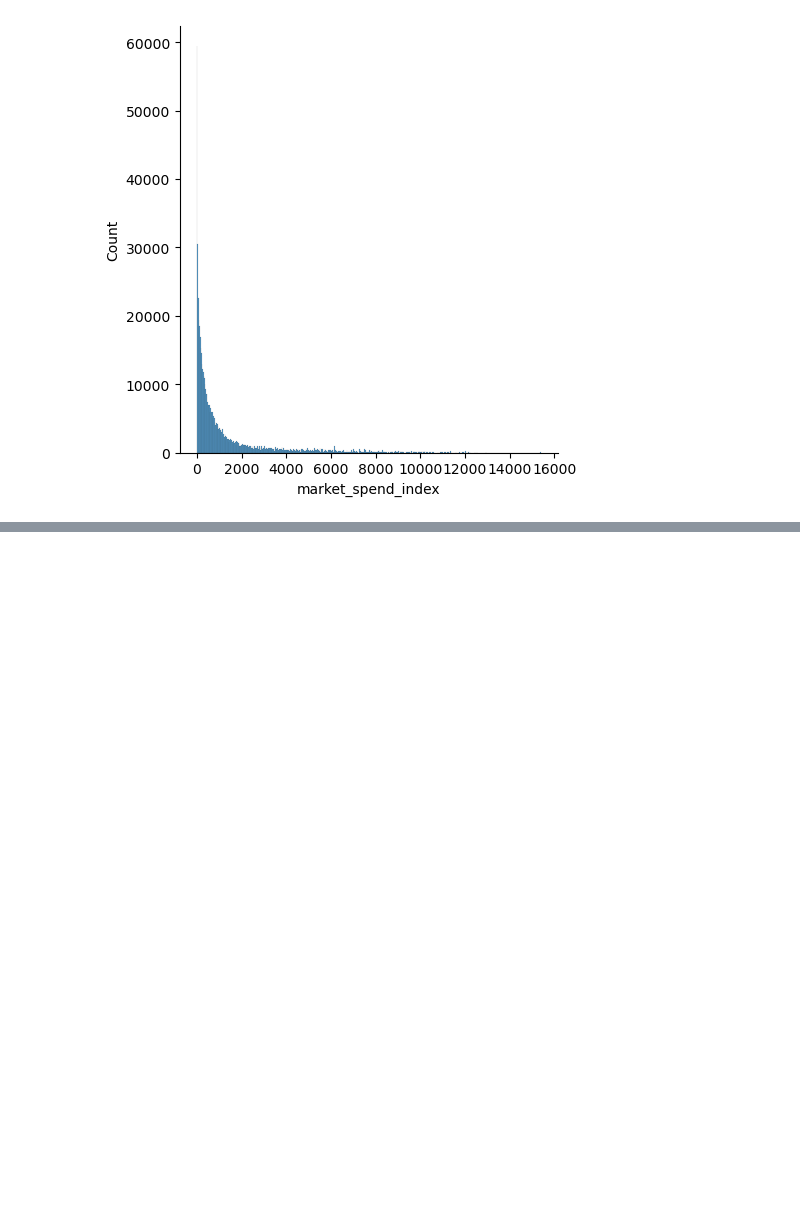
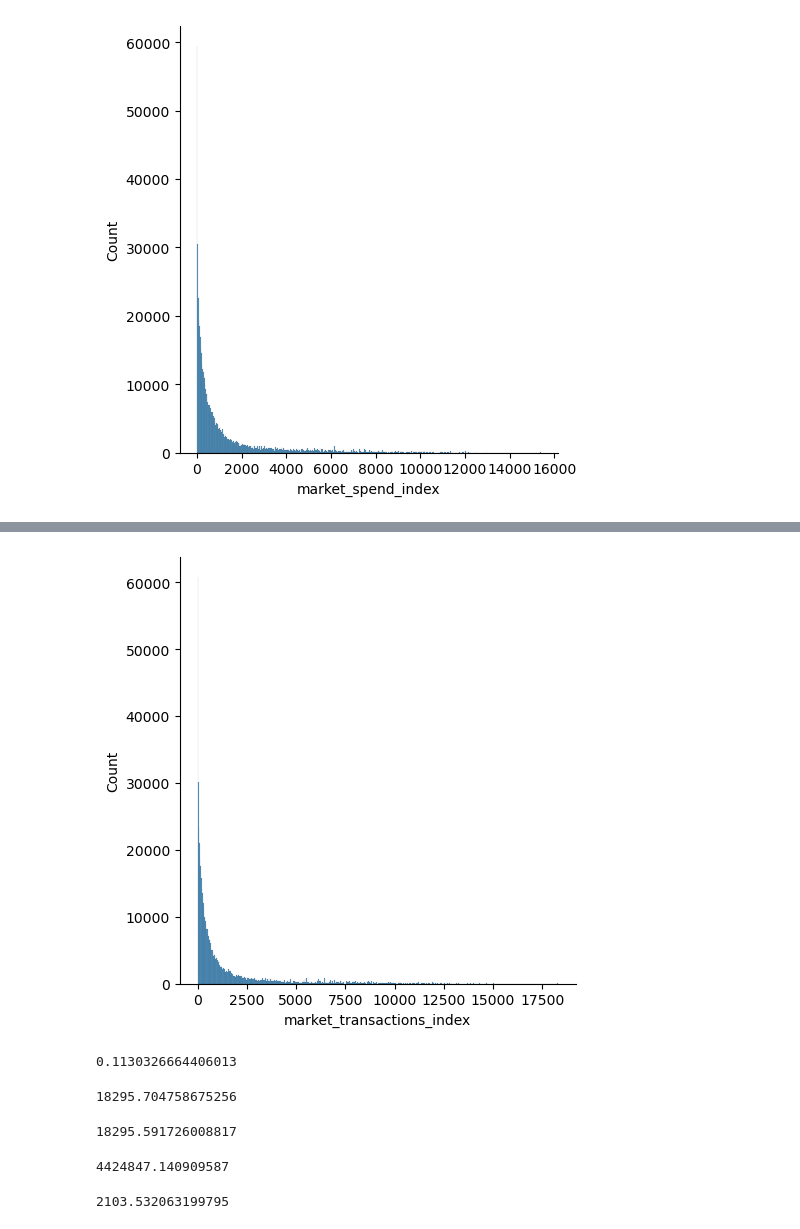
Before and after one commit to 2026413-png/Statistical-Techniques-for-Data-Analysis-CA-SEP-2026, a Jupyter notebook: 2026413_Statistics.ipynb, the cells around one changed output, grey strips where cells are left out. Saved outputs shown, nothing was run; the diff lists cells and outputs as text; code cells hidden in the pictures; blank space fills up the shorter version.

```diff
--- a/2026413_Statistics.ipynb
+++ b/2026413_Statistics.ipynb
@@ -101,0 +167,30 @@ plt.show()
+# %%
+sns.displot(df['market_transactions_index'])
+plt.show()
+# %% [output]
+[figure, added]
+# %%
+transactions_minimum=df['market_transactions_index'].min()
+print(transactions_minimum)
+# %% [output]
+0.1130326664406013
+# %%
+transactions_max=df['market_transactions_index'].max()
+print(transactions_max)
+# %% [output]
+18295.704758675256
+# %%
+range=transactions_max-transactions_minimum
+print(range)
+# %% [output]
+18295.591726008817
+# %%
+variance=df['market_transactions_index'].var()
+print(variance)
+# %% [output]
+4424847.140909587
+# %%
+stdv=df['market_transactions_index'].std()
+print(stdv)
+# %% [output]
+2103.532063199795
```
Also changed, not shown: parts of 12 cells of this notebook, 1 other file.
